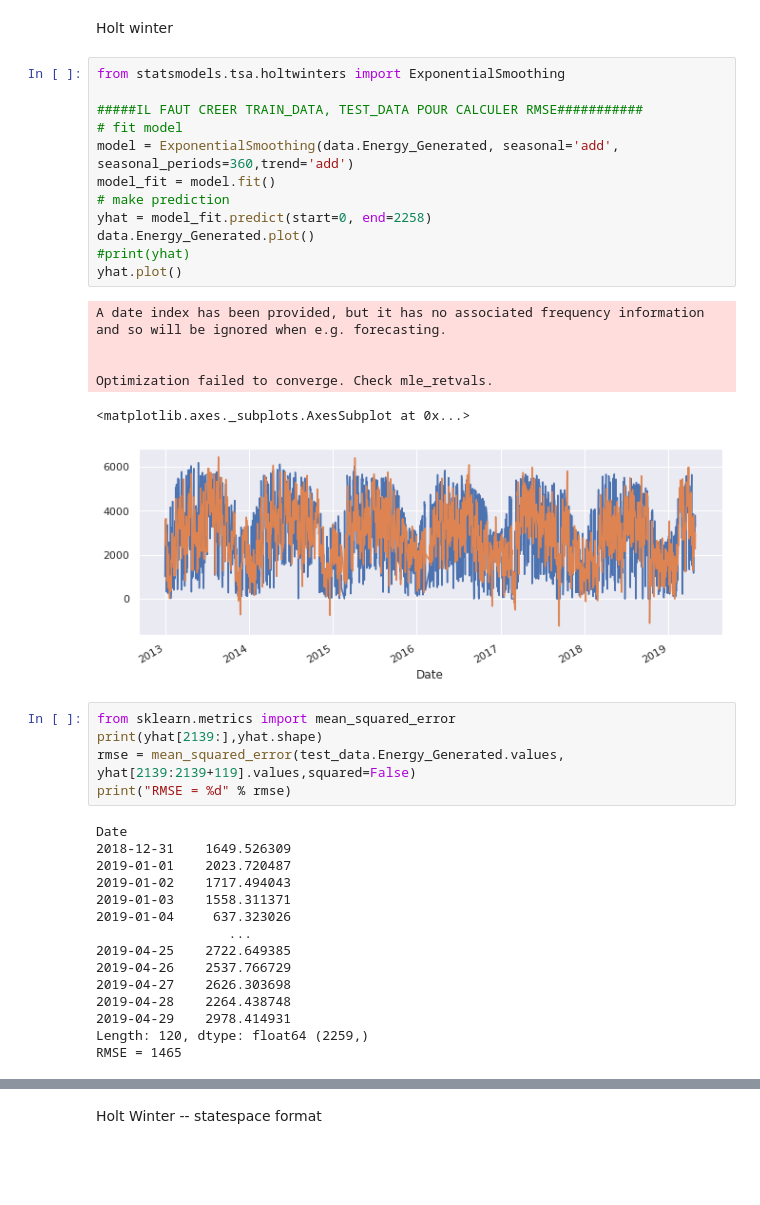
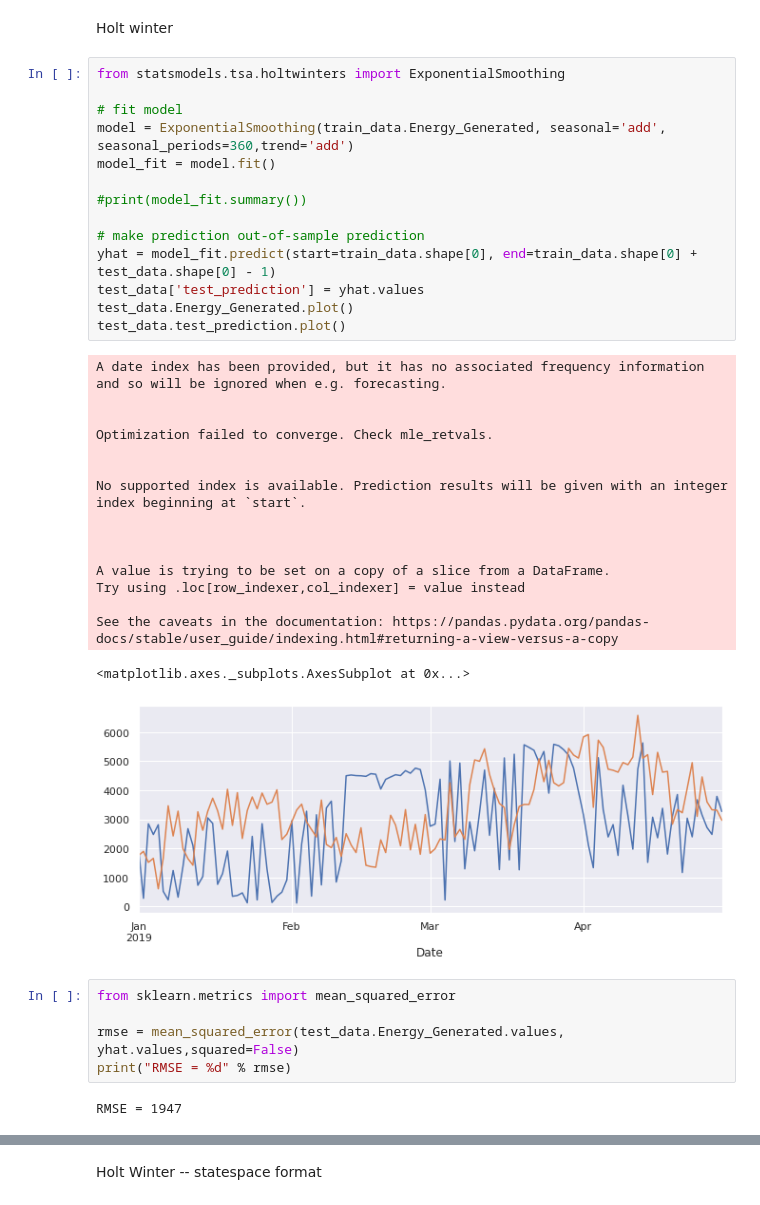
Before and after one commit to pixel-ports/PV_prod_predic, a Jupyter notebook: MODEL_PREDIC_BENCHMARK/PV_Prediction.ipynb, the cells around one changed output, grey strips where cells are left out. Cells and saved outputs as stored; diff of their text form; blank space fills up the shorter version.

```diff
--- a/MODEL_PREDIC_BENCHMARK/PV_Prediction.ipynb
+++ b/MODEL_PREDIC_BENCHMARK/PV_Prediction.ipynb
@@ -273,39 +273,38 @@ Holt winter
 # %%
 from statsmodels.tsa.holtwinters import ExponentialSmoothing
 
-#####IL FAUT CREER TRAIN_DATA, TEST_DATA POUR CALCULER RMSE###########
 # fit model
-model = ExponentialSmoothing(data.Energy_Generated, seasonal='add', seasonal_periods=360,trend='add')
+model = ExponentialSmoothing(train_data.Energy_Generated, seasonal='add', seasonal_periods=360,trend='add')
 model_fit = model.fit()
-# make prediction
-yhat = model_fit.predict(start=0, end=2258)
-data.Energy_Generated.plot()
-#print(yhat)
-yhat.plot()
+
+#print(model_fit.summary())
+
+# make prediction out-of-sample prediction
+yhat = model_fit.predict(start=train_data.shape[0], end=train_data.shape[0] + test_data.shape[0] - 1)
+test_data['test_prediction'] = yhat.values
+test_data.Energy_Generated.plot()
+test_data.test_prediction.plot()
 # %% [output]
 A date index has been provided, but it has no associated frequency information and so will be ignored when e.g. forecasting.
 
 
 Optimization failed to converge. Check mle_retvals.
+
+
+No supported index is available. Prediction results will be given with an integer index beginning at `start`.
+
+
+
+A value is trying to be set on a copy of a slice from a DataFrame.
+Try using .loc[row_indexer,col_indexer] = value instead
+
+See the caveats in the documentation: https://pandas.pydata.org/pandas-docs/stable/user_guide/indexing.html#returning-a-view-versus-a-copy
 <matplotlib.axes._subplots.AxesSubplot at 0x...>
-[figure, old version]
+[figure, new version]
 # %%
 from sklearn.metrics import mean_squared_error
-print(yhat[2139:],yhat.shape)
-rmse = mean_squared_error(test_data.Energy_Generated.values, yhat[2139:2139+119].values,squared=False)
+
+rmse = mean_squared_error(test_data.Energy_Generated.values, yhat.values,squared=False)
 print("RMSE = %d" % rmse)
 # %% [output]
-Date
-2018-12-31    1649.526309
-2019-01-01    2023.720487
-2019-01-02    1717.494043
-2019-01-03    1558.311371
-2019-01-04     637.323026
-                 ...
-2019-04-25    2722.649385
-2019-04-26    2537.766729
-2019-04-27    2626.303698
-2019-04-28    2264.438748
-2019-04-29    2978.414931
-Length: 120, dtype: float64 (2259,)
-RMSE = 1465
+RMSE = 1947
```
Also changed, not shown: parts of 4 cells of this notebook.
